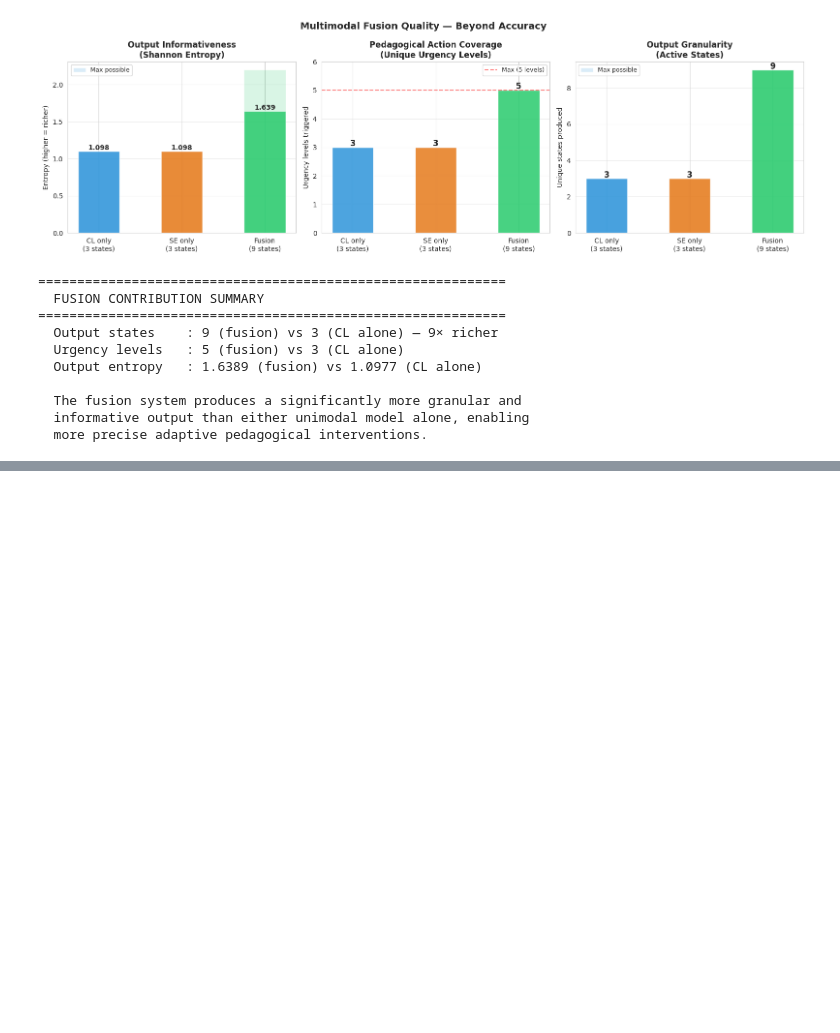
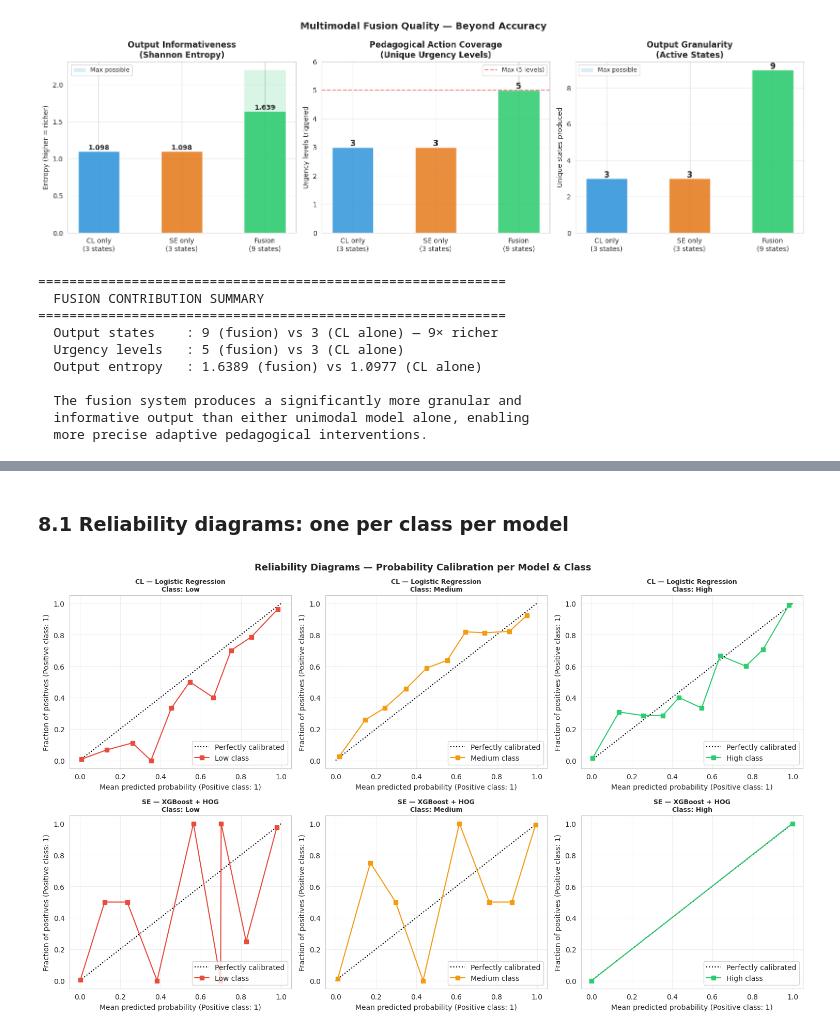
Before and after one commit to YasiniK/multimodal-student-cognitive-load-and-engagement-detection, a Jupyter notebook: fusion_layer.ipynb, the cells around one changed output, grey strips where cells are left out. Cells and saved outputs as stored; diff of their text form; code cells hidden in the pictures; blank space fills up the shorter version.

Commit message:
Probability Calibration Analysis

```diff
--- a/fusion_layer.ipynb
+++ b/fusion_layer.ipynb
@@ -979,0 +1016,28 @@ print('  more precise adaptive pedagogical interventions.')
+# %% [markdown]
+### 8.1 Reliability diagrams: one per class per model
+# %%
+fig, axes = plt.subplots(2, 3, figsize=(15, 9))
+# Pair each model with its ground-truth labels and probability outputs
+model_configs = [
+    ('CL — Logistic Regression', y_true_cl, prob_cl_aligned),
+    ('SE — XGBoost + HOG',       y_true_se, prob_se_aligned),
+]
+for row_idx, (model_name, y_true_m, y_prob_m) in enumerate(model_configs):
+    for col_idx, class_name in enumerate(CLASS_NAMES):
+        ax = axes[row_idx, col_idx]
+        CalibrationDisplay.from_predictions(
+            (y_true_m == col_idx).astype(int),
+            y_prob_m[:, col_idx],
+            n_bins=10, ax=ax,
+            color=['#e74c3c','#f39c12','#2ecc71'][col_idx],
+            name=f'{class_name} class'
+        )
+        ax.set_title(f'{model_name}\nClass: {class_name}', fontsize=9, fontweight='bold')
+        ax.grid(alpha=0.3)
+plt.suptitle('Reliability Diagrams — Probability Calibration per Model & Class',
+             fontsize=13, fontweight='bold')
+plt.tight_layout()
+plt.savefig('/content/calibration_reliability.png', dpi=150, bbox_inches='tight')
+plt.show()
+# %% [output]
+[figure, added]
```
Also changed, not shown: parts of 4 cells of this notebook.
